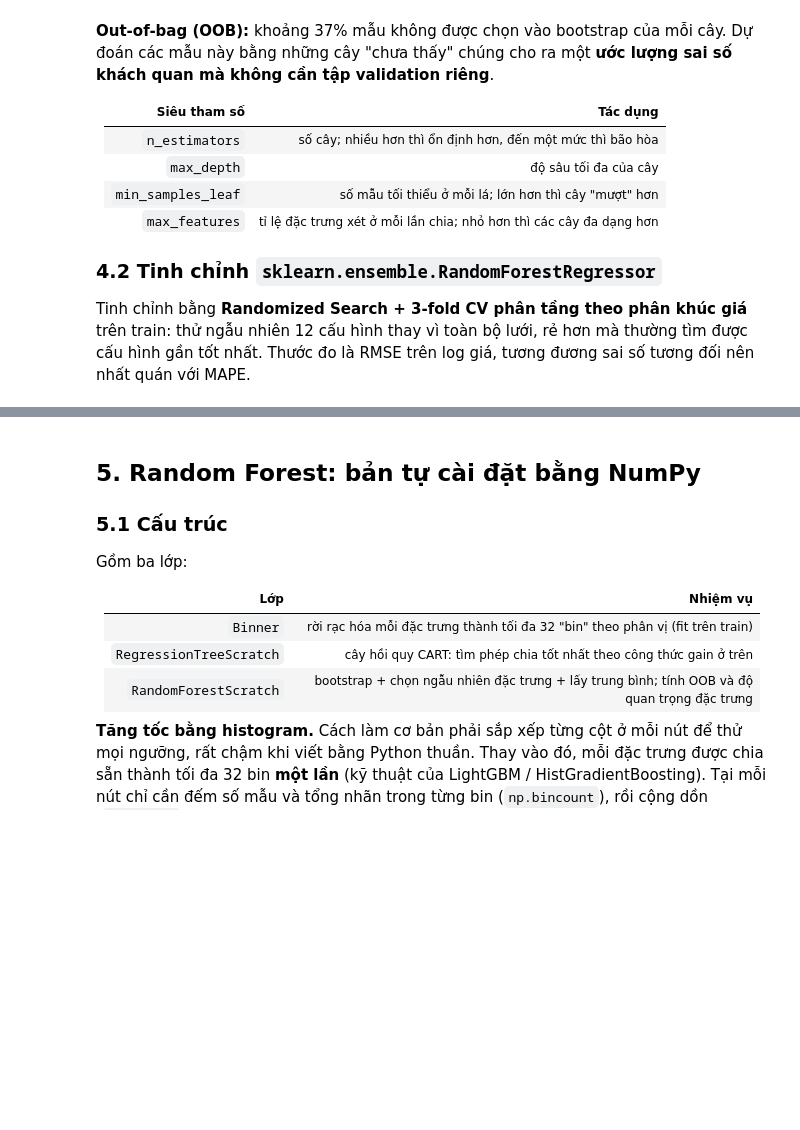
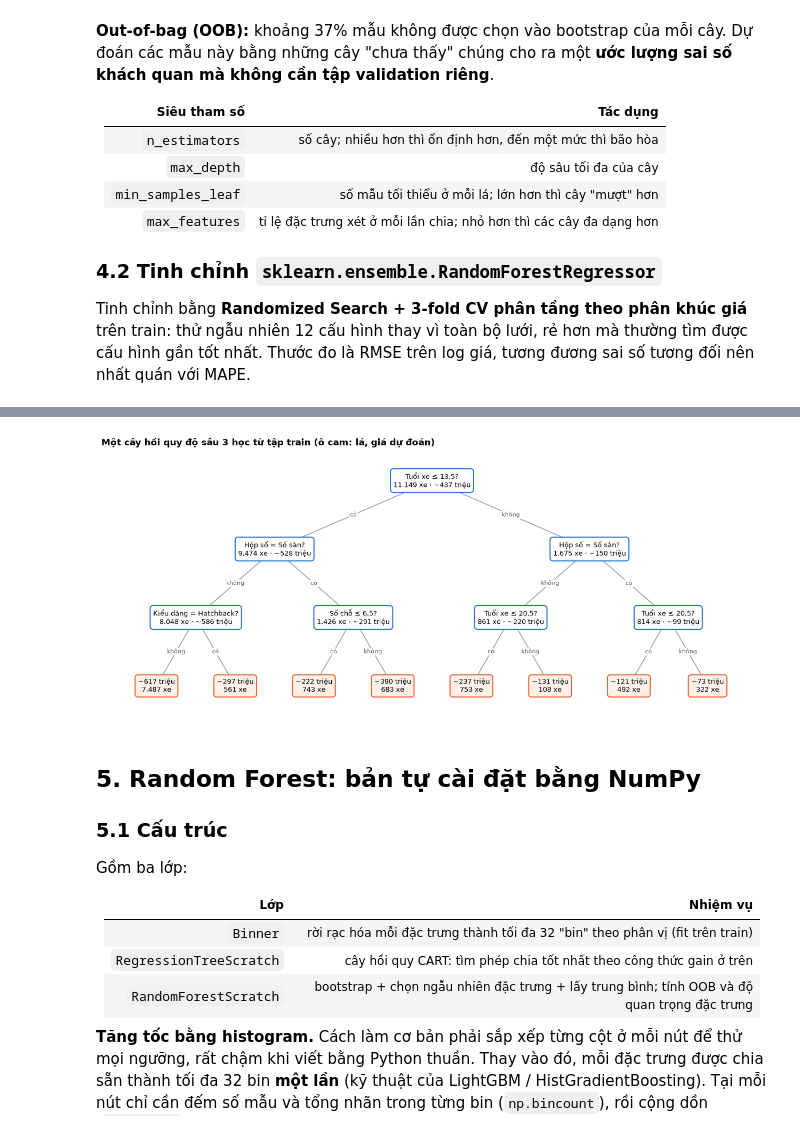
Before and after one commit to tiendc57/DataScience, a Jupyter notebook: src/model.ipynb, the cells around one changed output, grey strips where cells are left out. Cells and saved outputs as stored; diff of their text form; code cells hidden in the pictures; blank space fills up the shorter version.

```diff
--- a/src/model.ipynb
+++ b/src/model.ipynb
@@ -344,3 +363,60 @@ OOB R² (log) = 0.8956 | huấn luyện 12.2s
+# %%
+FEAT_VI = {"age": "Tuổi xe", "mileage_km": "Số km", "km_per_year": "Số km / năm", "carseats": "Số chỗ",
+           "mileage_missing": "Km là giá trị điền", "carbrand_grp": "Hãng", "carmodel_grp": "Dòng xe",
+           "carorigin": "Xuất xứ", "condition_ad": "Tình trạng", "gearbox": "Hộp số", "fuel": "Nhiên liệu",
+           "cartype": "Kiểu dáng"}
+
+
+def vn(x, d=0):
+    # Định dạng số kiểu Việt Nam: 1.234,5
+    return f"{x:,.{d}f}".replace(",", "_").replace(".", ",").replace("_", ".")
+
+
+tree_demo = DecisionTreeRegressor(max_depth=3, min_samples_leaf=100, random_state=RANDOM_STATE).fit(XT_tr, y_tr)
+t = tree_demo.tree_
+
+
+def question(f, thr):
+    # Câu hỏi ở nút và nhãn của hai nhánh (sklearn: nhánh trái = điều kiện "<= ngưỡng" đúng)
+    n = names_tree[f]
+    c = next((c for c in CAT if n.startswith(c + "_")), None)
+    if c:                                        # cột one-hot: "<= 0.5" nghĩa là KHÔNG thuộc nhãn này
+        return f"{FEAT_VI[c]} = {n[len(c) + 1:]}?", "không", "có"
+    return f"{FEAT_VI[n]} ≤ {vn(thr, 1 if thr < 100 else 0)}?", "có", "không"
+
+
+pos, leaves = {}, []
+
+
+def layout(i, depth):
+    # Lá xếp lần lượt từ trái sang phải; nút trong nằm giữa hai con
+    if t.children_left[i] == -1:
+        pos[i] = (len(leaves), -depth); leaves.append(i); return
+    layout(t.children_left[i], depth + 1); layout(t.children_right[i], depth + 1)
+    pos[i] = ((pos[t.children_left[i]][0] + pos[t.children_right[i]][0]) / 2, -depth)
+
+
+layout(0, 0)
+fig, ax = plt.subplots(figsize=(16, 6.5))
+for i, (x, y) in pos.items():
+    price, n = np.exp(t.value[i][0][0]), t.n_node_samples[i]
+    if t.children_left[i] == -1:
+        ax.text(x, y, f"~{vn(price)} triệu\n{vn(n)} xe", ha="center", va="center", fontsize=9, zorder=3,
+                bbox=dict(boxstyle="round,pad=0.45", fc="#fdf0ea", ec=ORANGE, lw=1.5))
+        continue
+    q, lab_l, lab_r = question(t.feature[i], t.threshold[i])
+    for child, lab in [(t.children_left[i], lab_l), (t.children_right[i], lab_r)]:
+        cx, cy = pos[child]
+        ax.plot([x, cx], [y, cy], color=GRAY, lw=1.2, zorder=1)
+        ax.text((x + cx) / 2, (y + cy) / 2, lab, fontsize=8, color="#555555", ha="center", va="center", zorder=2,
+                bbox=dict(fc="white", ec="none", pad=1))
+    ax.text(x, y, f"{q}\n{vn(n)} xe · ~{vn(price)} triệu", ha="center", va="center", fontsize=9, zorder=3,
+            bbox=dict(boxstyle="round,pad=0.45", fc="white", ec=BLUE, lw=1.5))
+ax.set_xlim(-0.7, len(leaves) - 0.3); ax.set_ylim(-3.45, 0.45); ax.axis("off")
+ax.set_title("Một cây hồi quy độ sâu 3 học từ tập train (ô cam: lá, giá dự đoán)", loc="left", fontweight="bold")
+save(fig, "m17_cay_minh_hoa"); plt.show()
+# %% [output]
+[figure, added]
 # %% [markdown]
 ## 5. Random Forest: bản tự cài đặt bằng NumPy
 
```
Also changed, not shown: parts of 22 cells of this notebook, 17 other files.
